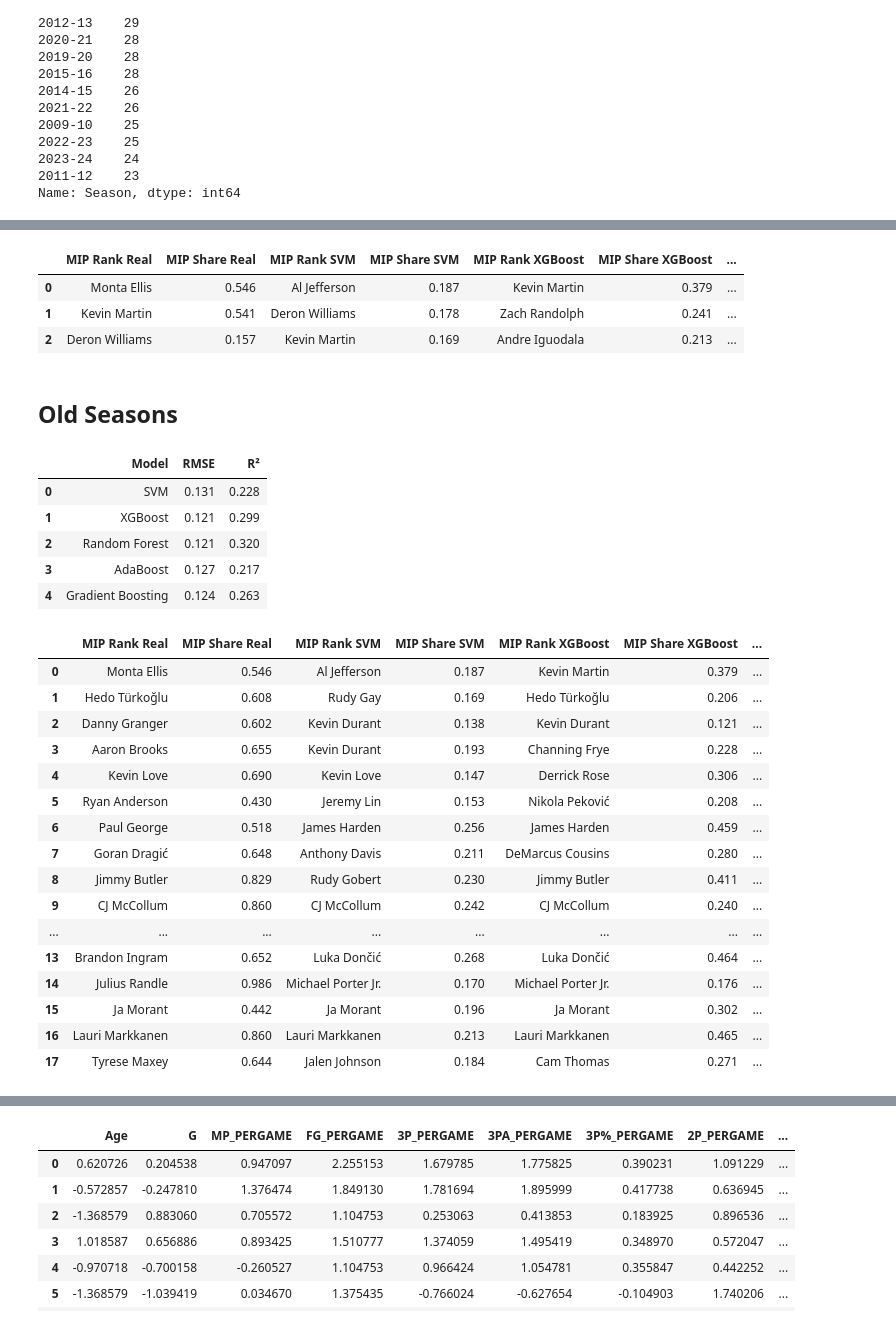
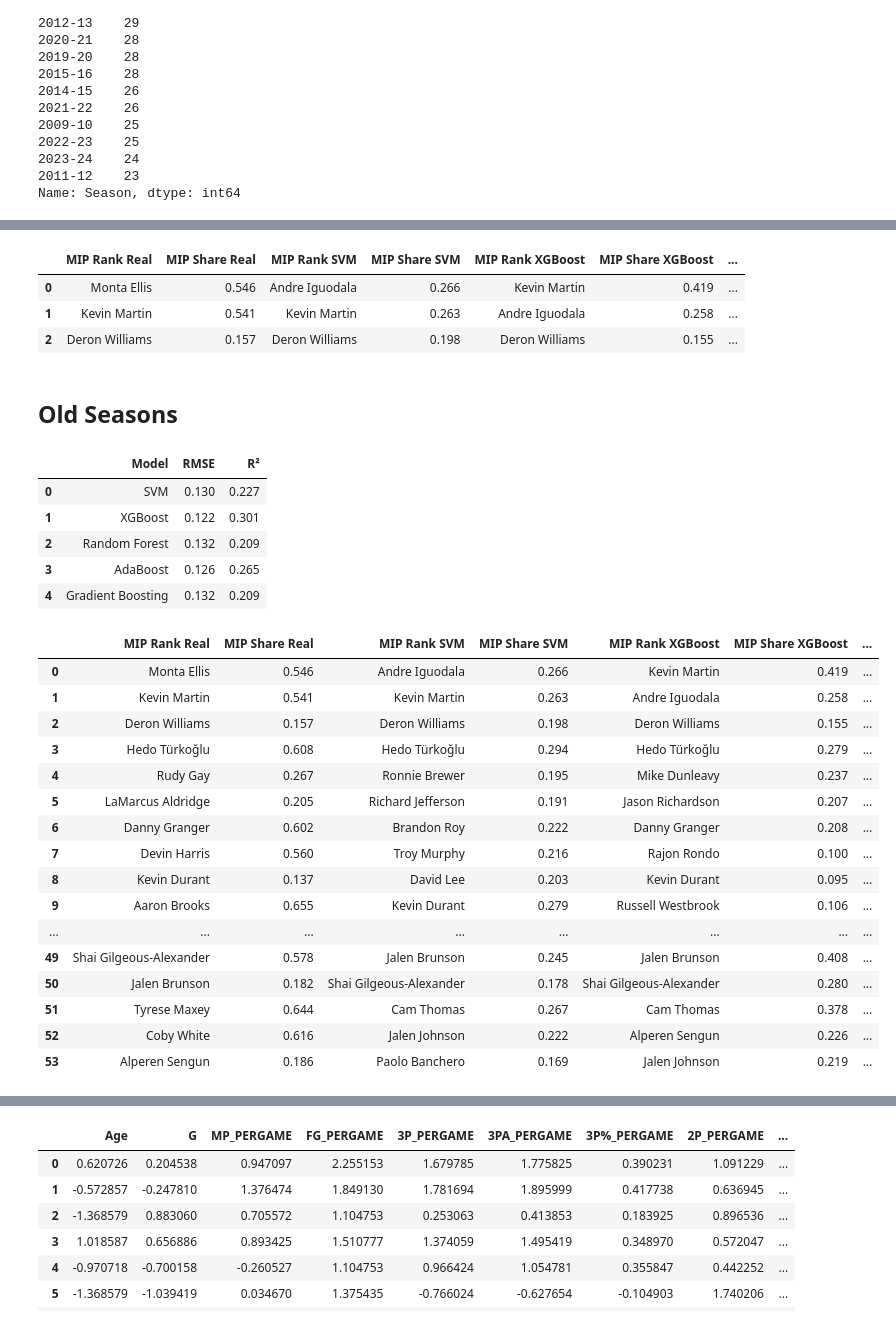
Before and after one commit to Ivan-Garcia-S/NBA_MIP_Predictor, a Jupyter notebook: MIP_Model.ipynb, the cells around one changed output, grey strips where cells are left out. Drawn from its saved outputs; the diff is of its cells as text; code cells hidden in the pictures.

```diff
--- a/MIP_Model.ipynb
+++ b/MIP_Model.ipynb
@@ -71,13 +71,13 @@ def get_data(seasons):
         total = pd.read_csv(path_data+sep+'Data'+sep+season+' Total.csv',
                             sep=',', decimal='.')
 
-        advanced = pd.read_csv(path_data+sep+'Data'+sep+season+' Advanced.csv',
+        advanced = pd.read_csv(path_data+sep+'Data'+updated_path+sep+season+'-Advanced'+updated+'.csv',
                                sep=',', decimal='.')
 
         pergame_previous = pd.read_csv(path_data+sep+'Data'+updated_path+sep+get_previous_season(season)+'-PerGame'+updated+'.csv',
                                sep=',', decimal='.')
 
-        advanced_previous = pd.read_csv(path_data+sep+'Data'+sep+get_previous_season(season)+' Advanced.csv',
+        advanced_previous = pd.read_csv(path_data+sep+'Data'+updated_path+sep+get_previous_season(season)+'-Advanced'+updated+'.csv',
                                sep=',', decimal='.')
 
         standing = pd.read_csv(path_data+sep+'Data'+sep+season+' Standings.csv',
@@ -120,11 +120,15 @@ def get_data(seasons):
             'DRB_diff', 'TRB_diff', 'AST_diff',
             'BLK_diff', 'TOV_diff', 'PTS_diff',
         ]
+        short_diff_pergame_list = [
+            'Player','TRB_diff', 'AST_diff', 'PTS_diff',
+        ]
         diff_advanced_list = [
             'Player', 'PER_diff','AST%_diff','USG%_diff','OWS_diff',
             'STL%_diff','BLK%_diff','3PAr_diff','ORB%_diff','OBPM_diff','DBPM_diff',
             'DWS_diff','WS_diff','WS/48_diff','BPM_diff','VORP_diff',
         ]
+        #short_advanced_list
 
         diff_pergame_percent_list = [
             'Player', 'G_PCT_diff','GS_PCT_diff', 'MP_PCT_diff', 'FG_PCT_diff', 'FGA_PCT_diff',
@@ -140,19 +144,20 @@ def get_data(seasons):
 
 
 
+
         joined_pergames = diff_pergame_list + diff_pergame_percent_list
         joined_diffs_pergame_list = set(joined_pergames)
         joined_advanced = diff_advanced_list + diff_advanced_percent_list
         joined_diffs_advanced_list = set(joined_advanced)
         # Perform subtraction for specific columns
         get_standard_diffs = True
-        get_pct_diffs = True
+        get_pct_diffs = False
         #
         #
         if get_standard_diffs and not get_pct_diffs:
             for col in cols_to_diff_pergame:
                 difference_pergame_season[col + '_diff'] = difference_pergame_season[col + '_Current'] - difference_pergame_season[col + '_Previous']
-            difference_pergame_season = difference_pergame_season[diff_pergame_list]
+            difference_pergame_season = difference_pergame_season[short_diff_pergame_list]
 
             for col in cols_to_diff_advanced:
                 difference_advanced_season[col + '_diff'] = difference_advanced_season[col + '_Current'] - difference_advanced_season[col + '_Previous']
@@ -248,9 +253,10 @@ def get_data(seasons):
 
 
     # Need to merge advanced stats and pergame stats differences into one dataframe
-    difference = pd.merge(difference_pergame, difference_advanced, on=['Player', 'Season'], how='outer', suffixes=('_pergame', '_advanced'))
+    #######TAKEN OUT FOR NOW
+    ######difference = pd.merge(difference_pergame, difference_advanced, on=['Player', 'Season'], how='outer', suffixes=('_pergame', '_advanced'))
 
-    return per_game, totals, advanced_stats, standings, difference
+    return per_game, totals, advanced_stats, standings, difference_pergame ######difference
 # %%
 def treat_data(per_game, totals, advanced, difference, standings, seasons):
 
@@ -261,9 +267,9 @@ def treat_data(per_game, totals, advanced, difference, standings, seasons):
 
     # Test 2
     # Remove more variables
-    per_game = per_game.drop(['GS', 'PF', 'STL', 'eFG%', 'FTA', 'G_prev_total'], axis=1)
+    per_game = per_game.drop(['GS', 'PF', 'STL', 'eFG%', 'FTA', 'G_prev_total', 'Best Season', 'Previous Season', 'BS_G'], axis=1)
     totals = totals.drop(['PF'], axis=1)
-    advanced = advanced.drop(['TRB%', 'DBPM', 'OBPM', 'FTr', 'STL%', 'DRB%', 'BLK%', 'TS%', 'DWS', 'TOV%', 'ORB%', '3PAr'], axis=1)
+    advanced = advanced.drop(['TRB%', 'DBPM', 'OBPM', 'FTr', 'STL%', 'DRB%', 'BLK%', 'TS%', 'DWS', 'TOV%', 'ORB%', '3PAr', 'Best Season', 'Previous Season'], axis=1)
 
     cols = ['Player','Season','Pos','Age','Tm','G','GS', 'G_prev', 'G_prev_total', 'Seasons Played']
 
@@ -285,7 +291,11 @@ def treat_data(per_game, totals, advanced, difference, standings, seasons):
 
     # Merging the bases
     data = per_game.merge(advanced, on=['Player','Season','Tm'], how='left', validate='1:1')
+
+    # Not using Totals anymore
     #data = data.merge(totals, on=['Player','Season','Tm'], how='left', validate='1:1')
+
+    #Not using differences for now
     data = data.merge(difference, on=['Player','Season',], how='left', validate='1:1')
     print(data.columns)
 
@@ -734,9 +739,9 @@ rank_final = create_rank(final_results, 3)
 rank_final
 # %% [output]
 |  | MIP Rank Real | MIP Share Real | MIP Rank SVM | MIP Share SVM | MIP Rank XGBoost | MIP Share XGBoost | ... |
-| 0 | Monta Ellis | 0.546 | Al Jefferson | 0.187 | Kevin Martin | 0.379 | ... |
-| 1 | Kevin Martin | 0.541 | Deron Williams | 0.178 | Zach Randolph | 0.241 | ... |
-| 2 | Deron Williams | 0.157 | Kevin Martin | 0.169 | Andre Iguodala | 0.213 | ... |
+| 0 | Monta Ellis | 0.546 | Andre Iguodala | 0.266 | Kevin Martin | 0.419 | ... |
+| 1 | Kevin Martin | 0.541 | Kevin Martin | 0.263 | Andre Iguodala | 0.258 | ... |
+| 2 | Deron Williams | 0.157 | Deron Williams | 0.198 | Deron Williams | 0.155 | ... |
 # %% [markdown]
 ##  Old Seasons
 # %%
@@ -812,34 +817,34 @@ final_metricas = average_metrics(metrics)
 final_metricas
 # %% [output]
 |  | Model | RMSE | R² |
-| 0 | SVM | 0.131 | 0.228 |
-| 1 | XGBoost | 0.121 | 0.299 |
-| 2 | Random Forest | 0.121 | 0.320 |
-| 3 | AdaBoost | 0.127 | 0.217 |
-| 4 | Gradient Boosting | 0.124 | 0.263 |
+| 0 | SVM | 0.130 | 0.227 |
+| 1 | XGBoost | 0.122 | 0.301 |
+| 2 | Random Forest | 0.132 | 0.209 |
+| 3 | AdaBoost | 0.126 | 0.265 |
+| 4 | Gradient Boosting | 0.132 | 0.209 |
 # %%
 pd.options.display.max_rows = 400
 
-rank_final = create_rank(final_results, 1)
+rank_final = create_rank(final_results, 3)
 rank_final
 # %% [output]
 |  | MIP Rank Real | MIP Share Real | MIP Rank SVM | MIP Share SVM | MIP Rank XGBoost | MIP Share XGBoost | ... |
-| 0 | Monta Ellis | 0.546 | Al Jefferson | 0.187 | Kevin Martin | 0.379 | ... |
-| 1 | Hedo Türkoğlu | 0.608 | Rudy Gay | 0.169 | Hedo Türkoğlu | 0.206 | ... |
-| 2 | Danny Granger | 0.602 | Kevin Durant | 0.138 | Kevin Durant | 0.121 | ... |
-| 3 | Aaron Brooks | 0.655 | Kevin Durant | 0.193 | Channing Frye | 0.228 | ... |
-| 4 | Kevin Love | 0.690 | Kevin Love | 0.147 | Derrick Rose | 0.306 | ... |
-| 5 | Ryan Anderson | 0.430 | Jeremy Lin | 0.153 | Nikola Peković | 0.208 | ... |
-| 6 | Paul George | 0.518 | James Harden | 0.256 | James Harden | 0.459 | ... |
-| 7 | Goran Dragić | 0.648 | Anthony Davis | 0.211 | DeMarcus Cousins | 0.280 | ... |
-| 8 | Jimmy Butler | 0.829 | Rudy Gobert | 0.230 | Jimmy Butler | 0.411 | ... |
-| 9 | CJ McCollum | 0.860 | CJ McCollum | 0.242 | CJ McCollum | 0.240 | ... |
+| 0 | Monta Ellis | 0.546 | Andre Iguodala | 0.266 | Kevin Martin | 0.419 | ... |
+| 1 | Kevin Martin | 0.541 | Kevin Martin | 0.263 | Andre Iguodala | 0.258 | ... |
+| 2 | Deron Williams | 0.157 | Deron Williams | 0.198 | Deron Williams | 0.155 | ... |
+| 3 | Hedo Türkoğlu | 0.608 | Hedo Türkoğlu | 0.294 | Hedo Türkoğlu | 0.279 | ... |
+| 4 | Rudy Gay | 0.267 | Ronnie Brewer | 0.195 | Mike Dunleavy | 0.237 | ... |
+| 5 | LaMarcus Aldridge | 0.205 | Richard Jefferson | 0.191 | Jason Richardson | 0.207 | ... |
+| 6 | Danny Granger | 0.602 | Brandon Roy | 0.222 | Danny Granger | 0.208 | ... |
+| 7 | Devin Harris | 0.560 | Troy Murphy | 0.216 | Rajon Rondo | 0.100 | ... |
+| 8 | Kevin Durant | 0.137 | David Lee | 0.203 | Kevin Durant | 0.095 | ... |
+| 9 | Aaron Brooks | 0.655 | Kevin Durant | 0.279 | Russell Westbrook | 0.106 | ... |
 | ... | ... | ... | ... | ... | ... | ... | ... |
-| 13 | Brandon Ingram | 0.652 | Luka Dončić | 0.268 | Luka Dončić | 0.464 | ... |
-| 14 | Julius Randle | 0.986 | Michael Porter Jr. | 0.170 | Michael Porter Jr. | 0.176 | ... |
-| 15 | Ja Morant | 0.442 | Ja Morant | 0.196 | Ja Morant | 0.302 | ... |
-| 16 | Lauri Markkanen | 0.860 | Lauri Markkanen | 0.213 | Lauri Markkanen | 0.465 | ... |
-| 17 | Tyrese Maxey | 0.644 | Jalen Johnson | 0.184 | Cam Thomas | 0.271 | ... |
+| 49 | Shai Gilgeous-Alexander | 0.578 | Jalen Brunson | 0.245 | Jalen Brunson | 0.408 | ... |
+| 50 | Jalen Brunson | 0.182 | Shai Gilgeous-Alexander | 0.178 | Shai Gilgeous-Alexander | 0.280 | ... |
+| 51 | Tyrese Maxey | 0.644 | Cam Thomas | 0.267 | Cam Thomas | 0.378 | ... |
+| 52 | Coby White | 0.616 | Jalen Johnson | 0.222 | Alperen Sengun | 0.226 | ... |
+| 53 | Alperen Sengun | 0.186 | Paolo Banchero | 0.169 | Jalen Johnson | 0.219 | ... |
 # %%
 data_test = data[data['Season']=='2023-24']
 data_train = data[data['Season']!='2023-24']
```
Also changed, not shown: parts of 7 cells of this notebook, 11 other files.
